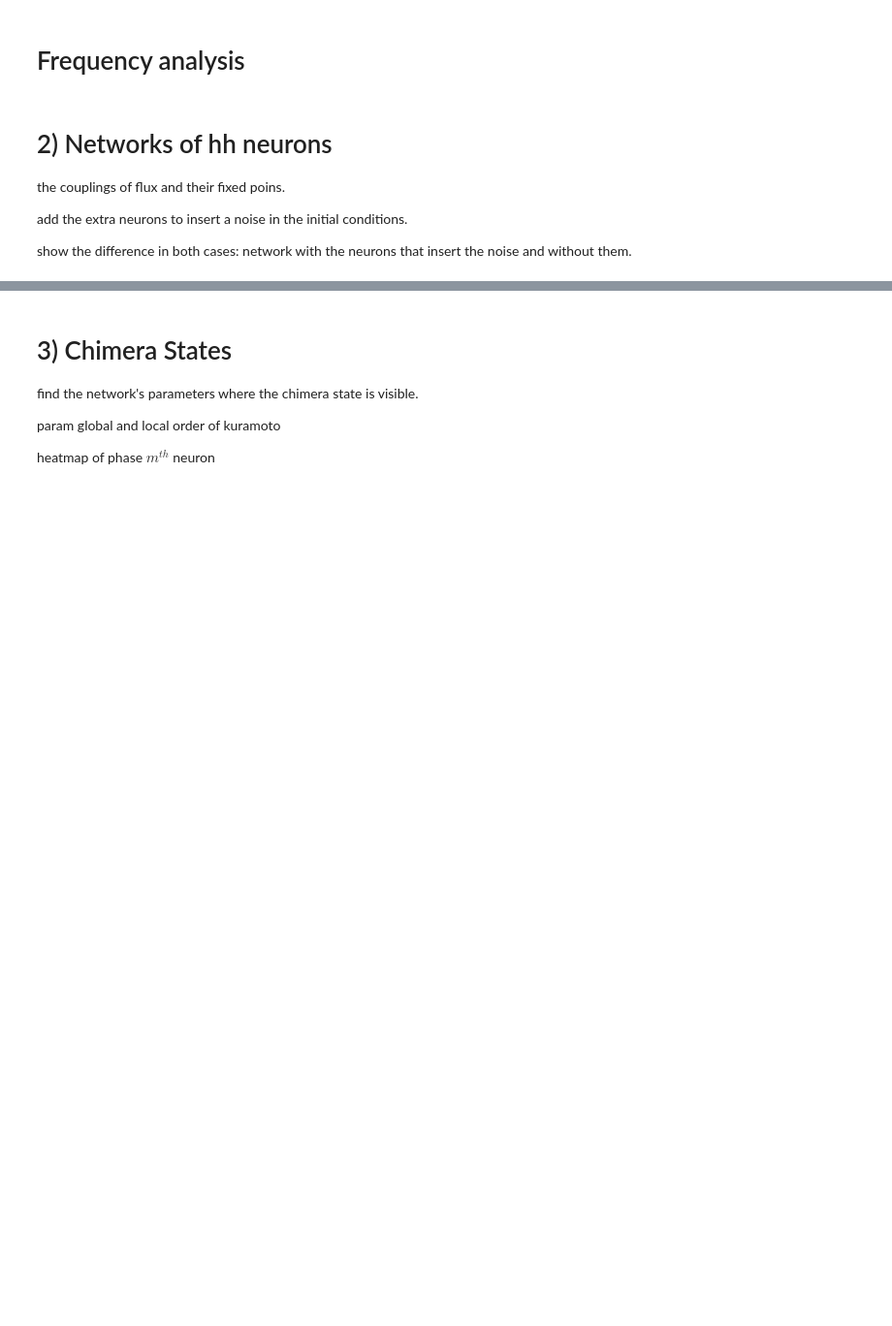
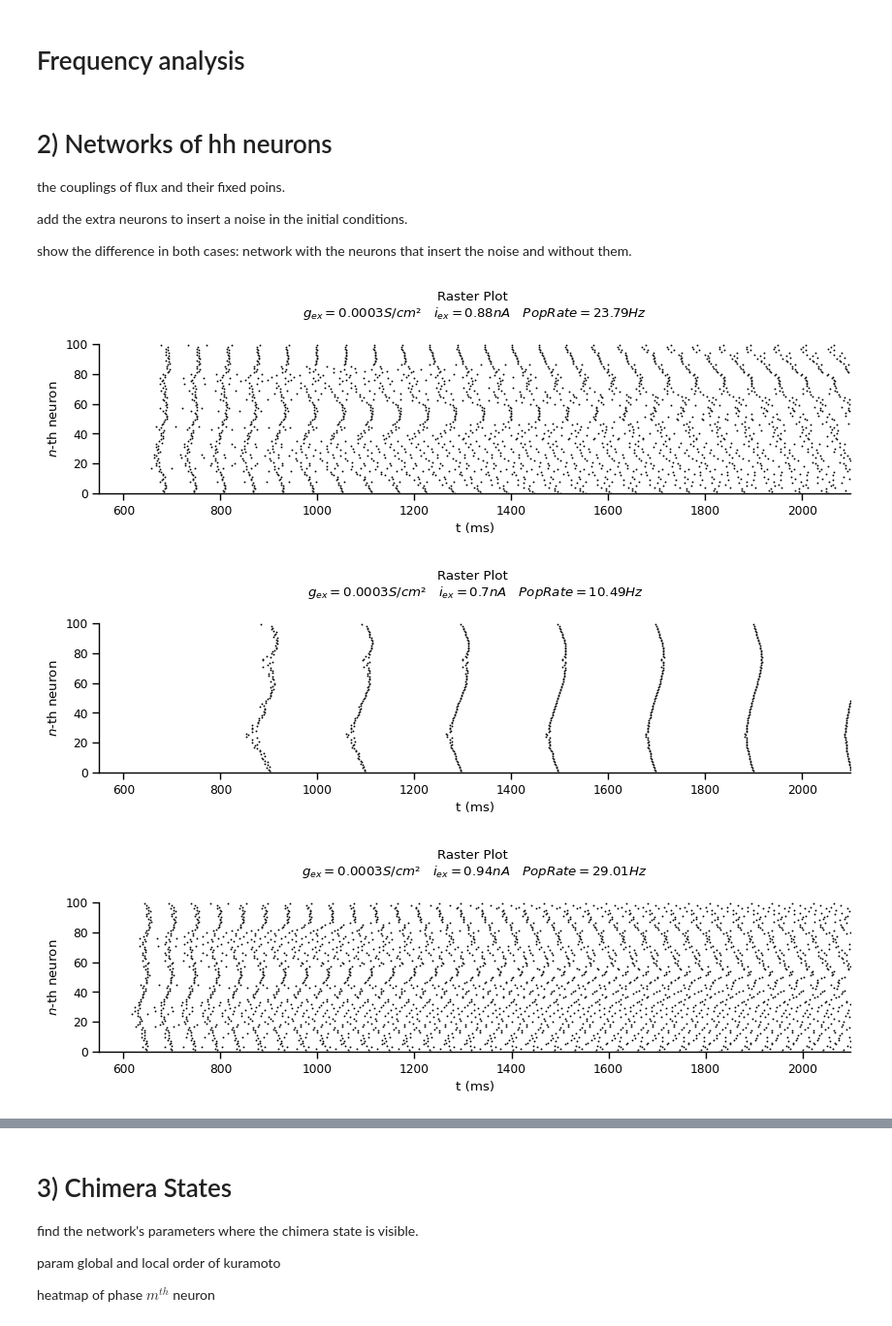
Before and after one commit to FernandoSBorges/chimeras, a Jupyter notebook: notebooks/analises_dissertacao.ipynb, the cells around one changed output, grey strips where cells are left out. Shown at 97% size. Drawn from its saved outputs; the diff is of its cells as text; code cells hidden in the pictures; blank space fills up the shorter version.

Commit message:
run batches

```diff
--- a/notebooks/analises_dissertacao.ipynb
+++ b/notebooks/analises_dissertacao.ipynb
@@ -581,3 +579,52 @@ the couplings of flux and their fixed poins.
 add the extra neurons to insert a noise in the initial conditions.
 
 show the difference in both cases: network with the neurons that insert the noise and without them.
+# %%
+infos = ['data','CV','rate','sync']
+batches = {}
+
+for batch in range(1,4):
+    for info in infos:
+        if info == 'data':
+            with open(f'../data3/v5_batch{batch}/v5_batch{batch}_{info}.pkl', 'rb') as f:
+                data = pickle.load(f)
+        else:
+            with open(f'../data3/v5_batch{batch}/v5_batch{batch}_{info}.pkl', 'rb') as f:
+                data[info] = pickle.load(f)
+    batches[batch] = data
+# %%
+def plotRaster(data, ti=550, tf=None):
+    gex = data['simConfig']['gex']
+    amp = data['simConfig']['IClamp0']['amp']
+    popRates = data['simData']['popRates']['sPY']
+    #sync = data['sync']['statData'][0][0]
+    #cv_bar = np.mean(data['CV']['statData'])
+
+    spkid = np.array(data['simData']['spkid'])
+    spkt = np.array(data['simData']['spkt'])
+
+    if tf == None:
+        tf = spkt[-1]
+
+    fig, ax = plt.subplots(1,1, figsize=(10,2))
+
+    ax.spines['right'].set_visible(False)
+    ax.spines['top'].set_visible(False)
+    ax.set_ylabel('$n$-th neuron')
+    ax.set_xlabel('t (ms)')
+
+    label_gex = f'{gex}'+'S/cm²'
+    parameters = r'g_{ex}' + f'={label_gex}' + '\quad' + r'i_{ex}' + f'={amp}nA'+ '\quad'+ 'PopRate'+f'={popRates:.2f}Hz'
+
+    ax.set_title('Raster Plot \n$'+parameters+'$', pad=20)
+    sns.scatterplot(y = spkid, x = spkt, s=2, color='black', ax=ax)
+    plt.xlim(ti, tf)
+    plt.ylim(0,100)
+    plt.show()
+# %%
+for batch, data in batches.items():
+    plotRaster(data)
+# %% [output]
+[figure, added]
+[figure, added]
+[figure, added]
```
Also changed, not shown: parts of 10 cells of this notebook, 3 other files.
